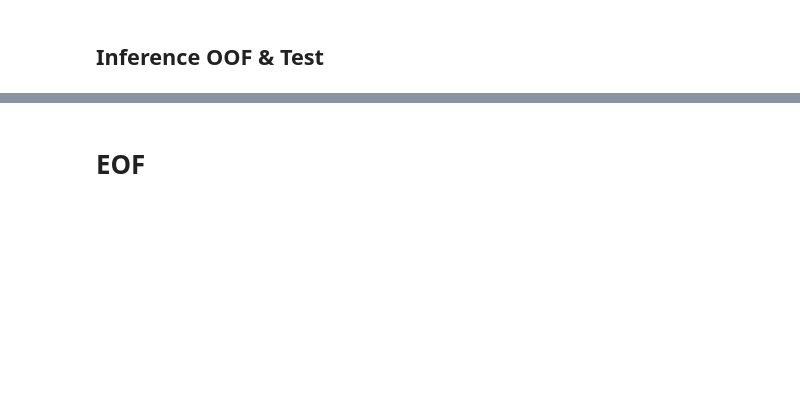
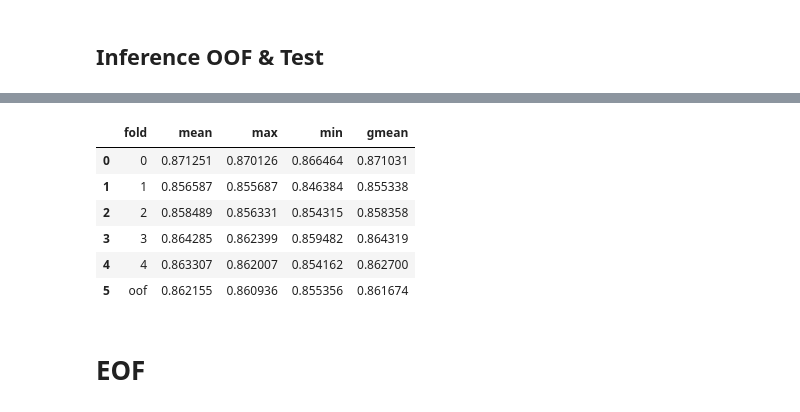
Before and after one commit to yamaguchi-milkcocholate/SETI, a Jupyter notebook: notebooks/efficientnetv2s_100epoch/seti-e-t-resnet18d-efficientnetb0-Copy1.ipynb, the cells around one changed output, grey strips where cells are left out. Drawn from its saved outputs; the diff is of its cells as text; code cells hidden in the pictures; blank space fills up the shorter version.

```diff
--- a/notebooks/efficientnetv2s_100epoch/seti-e-t-resnet18d-efficientnetb0-Copy1.ipynb
+++ b/notebooks/efficientnetv2s_100epoch/seti-e-t-resnet18d-efficientnetb0-Copy1.ipynb
@@ -470,9 +470,9 @@ loader:
   train: {type: DataLoader, dataset: "@/dataset/train",
     batch_size: 25, num_workers: 4, shuffle: True, pin_memory: True, drop_last: True}
   val: {type: DataLoader, dataset: "@/dataset/val",
-    batch_size: 25, num_workers: 4, shuffle: False, pin_memory: True, drop_last: False}
+    batch_size: 128, num_workers: 4, shuffle: False, pin_memory: True, drop_last: False}
   test: {type: DataLoader, dataset: "@/dataset/test",
-    batch_size: 25, num_workers: 4, shuffle: False, pin_memory: True, drop_last: False}
+    batch_size: 128, num_workers: 4, shuffle: False, pin_memory: True, drop_last: False}
 
 optimizer:
   type: AdamW
@@ -684,11 +684,11 @@ for fold_id in FOLDS:
     tmp_cfg["globals"]["output_path"] = str(TMP / f"fold{fold_id}")
     pre_eval_cfg_list.append(tmp_cfg)
 # %%
-for pre_eval_cfg in pre_eval_cfg_list:
-    cfg = Config(pre_eval_cfg, types=CONFIG_TYPES)
-    print(f"\n[fold {cfg['/globals/val_fold']}]")
-    train_one_fold(cfg, train)
-    with torch.cuda.device(cfg["/globals/device"]):
-        torch.cuda.empty_cache()
-    del cfg
-    gc.collect()
+# for pre_eval_cfg in pre_eval_cfg_list:
+#     cfg = Config(pre_eval_cfg, types=CONFIG_TYPES)
+#     print(f"\n[fold {cfg['/globals/val_fold']}]")
+#     train_one_fold(cfg, train)
+#     with torch.cuda.device(cfg["/globals/device"]):
+#         torch.cuda.empty_cache()
+#     del cfg
+#     gc.collect()
@@ -893,4 +781,4 @@ efficientnetv2_rw_s: 1792
 # %%
-oof_score = roc_auc_score(label_arr, oof_pred_arr)
-score_list.append(["oof", oof_score])
-pd.DataFrame(score_list, columns=["fold", "metric"])
+# oof_score = roc_auc_score(label_arr, oof_pred_arr)
+# score_list.append(["oof", oof_score])
+# pd.DataFrame(score_list, columns=["fold", "metric"])
@@ -923,0 +831,7 @@ sub_df.head()
+# %%
+transforms = tta.Compose(
+    [
+        tta.HorizontalFlip(),
+        tta.VerticalFlip(),
+    ]
+)
@@ -923,0 +945,15 @@ sub_df.head()
+# %%
+oof_scores = list()
+for metric in METRICS:
+    oof_score = roc_auc_score(label_arr, oof_pred_arr_dict[metric])
+    oof_scores.append(oof_score)
+score_list.append(["oof"] + oof_scores)
+pd.DataFrame(score_list, columns=["fold"] + METRICS)
+# %% [output]
+|  | fold | mean | max | min | gmean |
+| 0 | 0 | 0.871251 | 0.870126 | 0.866464 | 0.871031 |
+| 1 | 1 | 0.856587 | 0.855687 | 0.846384 | 0.855338 |
+| 2 | 2 | 0.858489 | 0.856331 | 0.854315 | 0.858358 |
+| 3 | 3 | 0.864285 | 0.862399 | 0.859482 | 0.864319 |
+| 4 | 4 | 0.863307 | 0.862007 | 0.854162 | 0.862700 |
+| 5 | oof | 0.862155 | 0.860936 | 0.855356 | 0.861674 |
```
Also changed, not shown: parts of 14 cells of this notebook, 17 other files.
